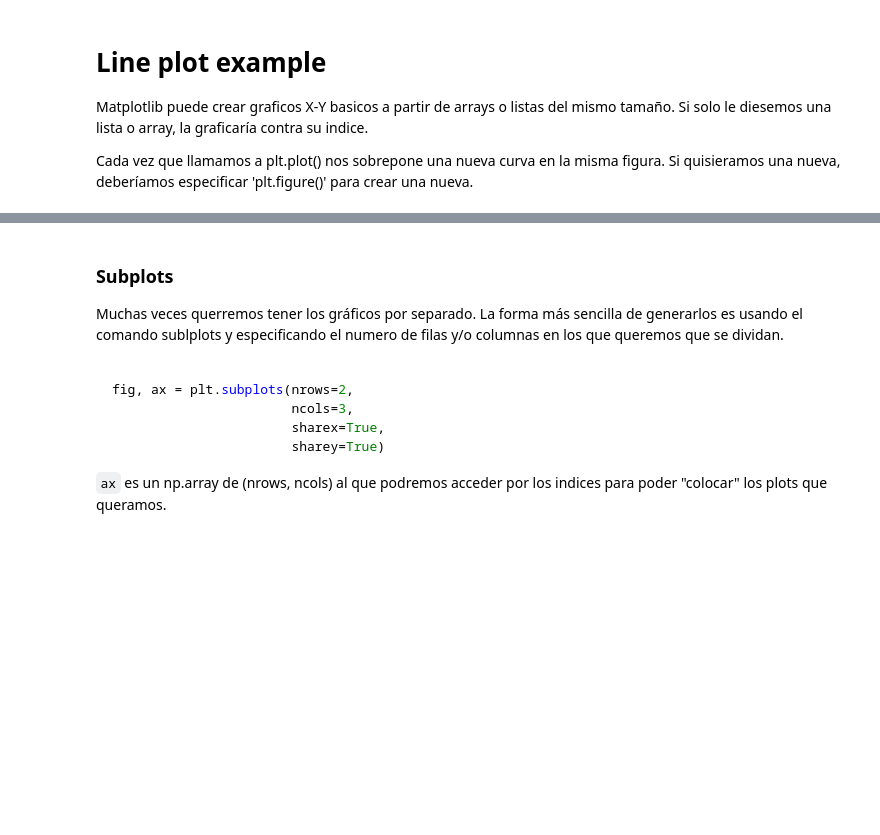
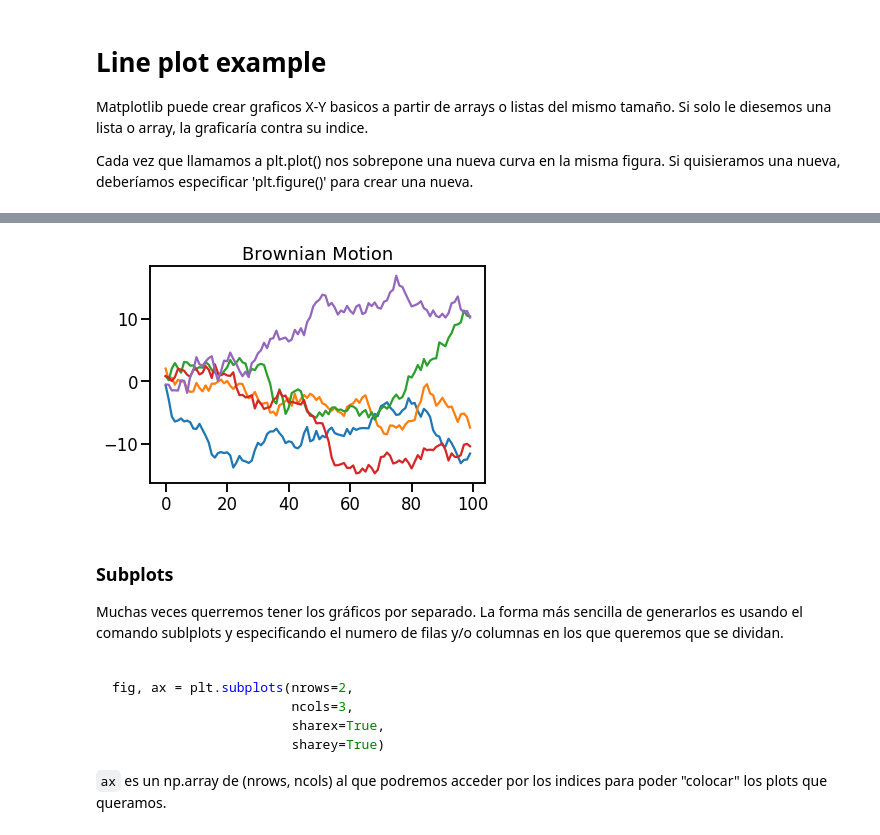
Before and after one commit to magheata/uib-aa-g1-material-master, a Jupyter notebook: W1/03 - Introducción a Numpy y Matplotlib.ipynb, the cells around one changed output, grey strips where cells are left out. Cells and saved outputs as stored; diff of their text form; code cells hidden in the pictures; blank space fills up the shorter version.

```diff
--- a/W1/03 - Introducción a Numpy y Matplotlib.ipynb
+++ b/W1/03 - Introducción a Numpy y Matplotlib.ipynb
@@ -357,10 +460,12 @@ Cada vez que llamamos a plt.plot() nos sobrepone una nueva curva en la misma fig
 # %%
 xs = np.random.randn(5, 100)
 
 plt.title("Brownian Motion")
-bms = xs. ## suma acumulada para definir el movimiento en el eje y
+bms = xs.cumsum(axis=1) ## suma acumulada para definir el movimiento en el eje y
 for bm in bms:
     plt.plot(bm)
+# %% [output]
+[figure, added]
 # %% [markdown]
 ### Subplots
 
```
Also changed, not shown: parts of 37 cells of this notebook, 3 other files.
